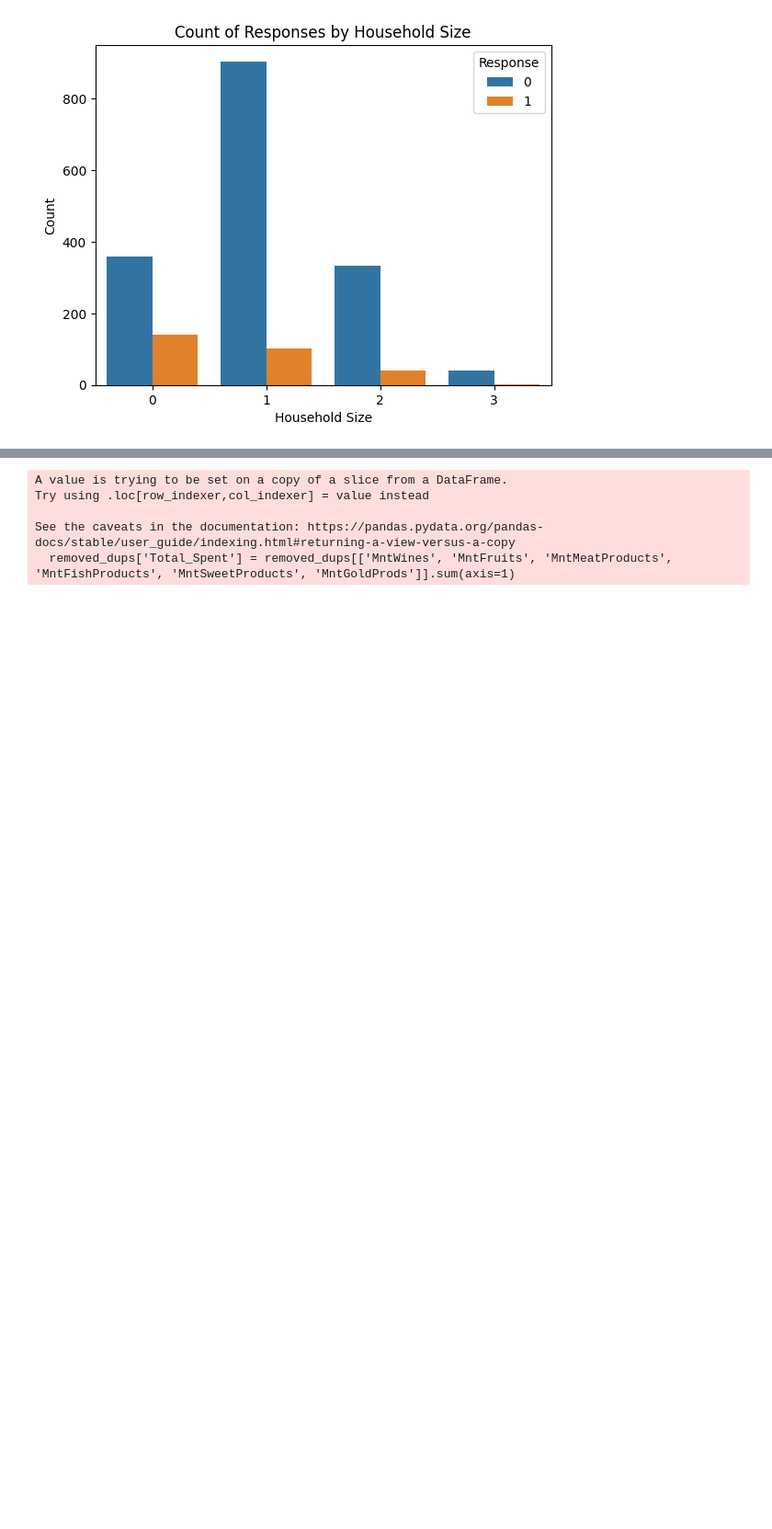
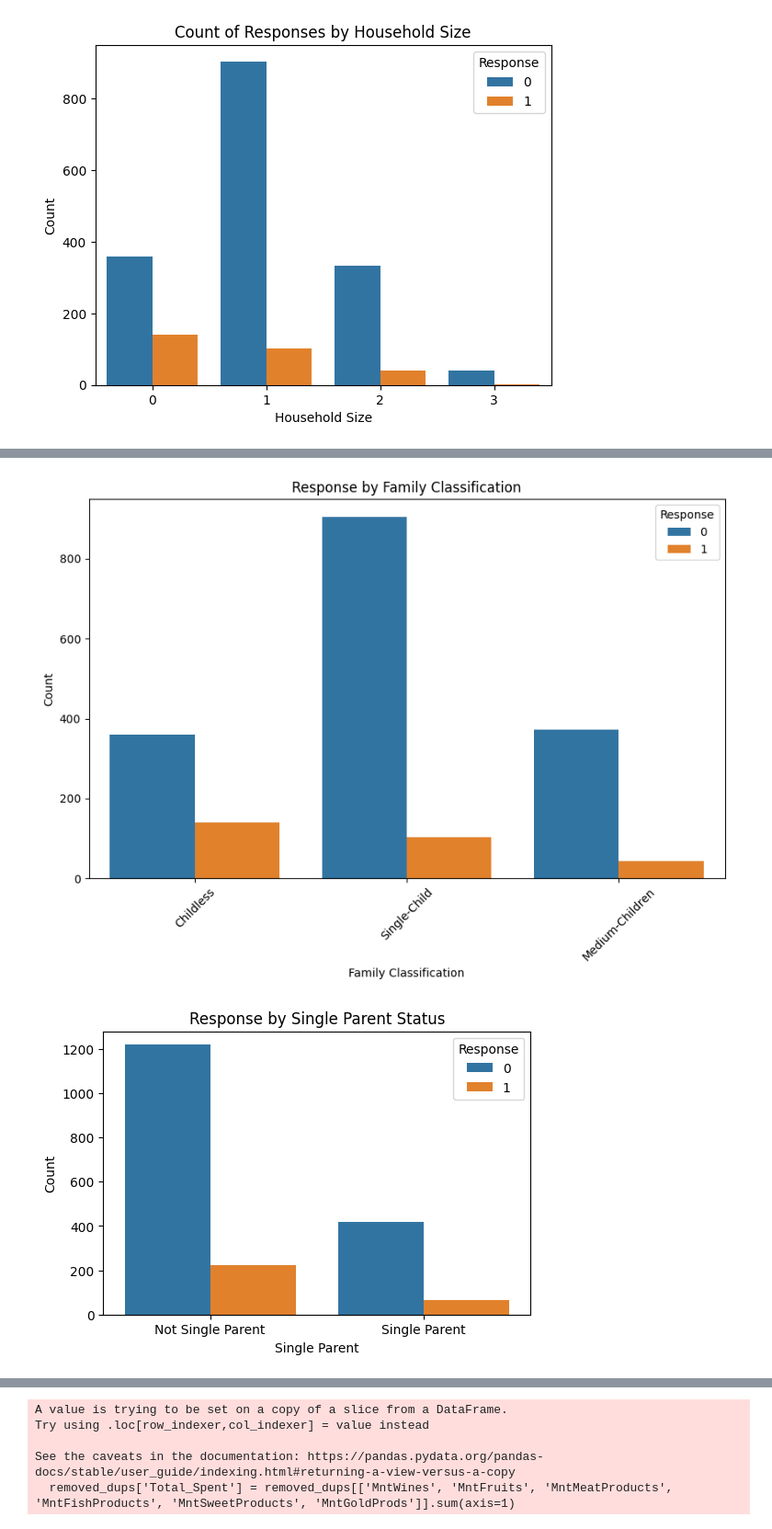
Before and after one commit to Ronan-Daliuag/Determining-Leads, a Jupyter notebook: Padrejuan-Data-Profiling.ipynb, the cells around one changed output, grey strips where cells are left out. Shown at 92% size. Drawn from its saved outputs; the diff is of its cells as text; code cells hidden in the pictures; blank space fills up the shorter version.

```diff
--- a/Padrejuan-Data-Profiling.ipynb
+++ b/Padrejuan-Data-Profiling.ipynb
@@ -395,3 +436,24 @@ See the caveats in the documentation: https://pandas.pydata.org/pandas-docs/stab
+# %%
+plt.figure(figsize=(10, 6))
+sns.countplot(x='Family_Classification', hue='Response', data=removed_dups)
+plt.title('Response by Family Classification')
+plt.xlabel('Family Classification')
+plt.ylabel('Count')
+plt.xticks(rotation=45)
+plt.legend(title='Response', loc='upper right')
+plt.show()
+
+plt.figure(figsize=(6, 4))
+sns.countplot(x='Single_Parent', hue='Response', data=removed_dups)
+plt.title('Response by Single Parent Status')
+plt.xlabel('Single Parent')
+plt.ylabel('Count')
+plt.xticks(ticks=[0, 1], labels=['Not Single Parent', 'Single Parent'])
+plt.legend(title='Response', loc='upper right')
+plt.show()
+# %% [output]
+[figure, added]
+[figure, added]
 # %%
 sns.violinplot(data=removed_dups, x='Response', y='Recency')
 plt.title('Recency distribution by Response')
```
Also changed, not shown: parts of 16 cells of this notebook, 3 other files.
